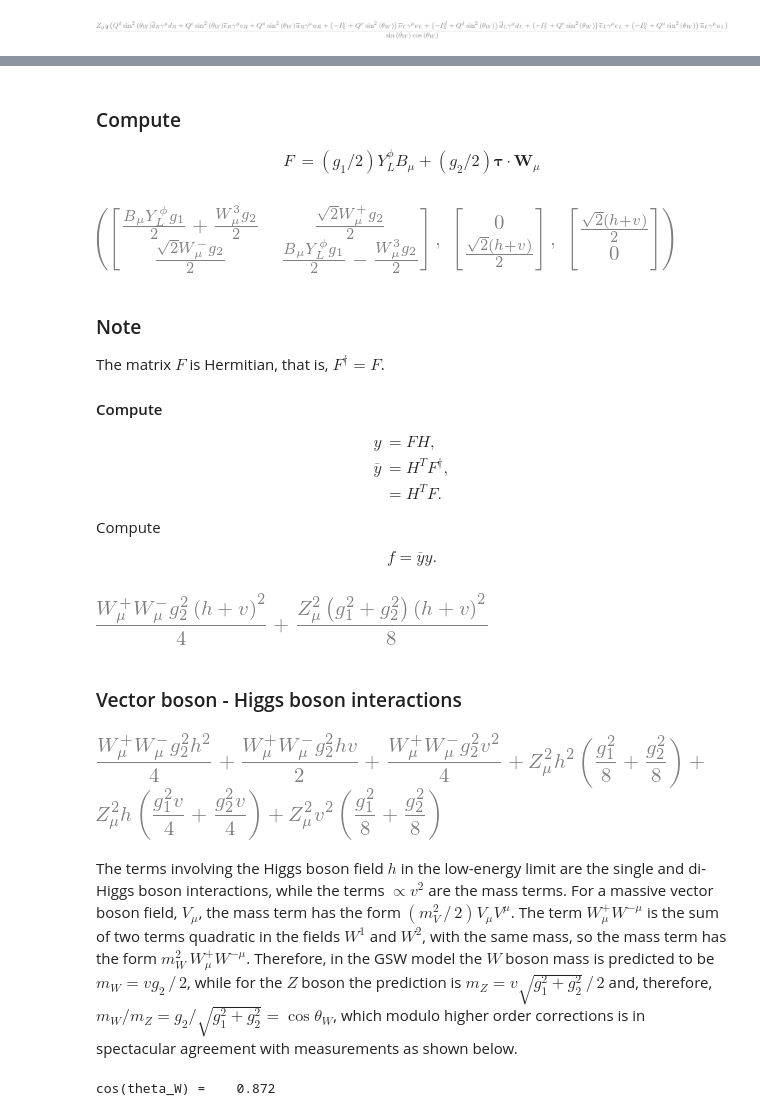
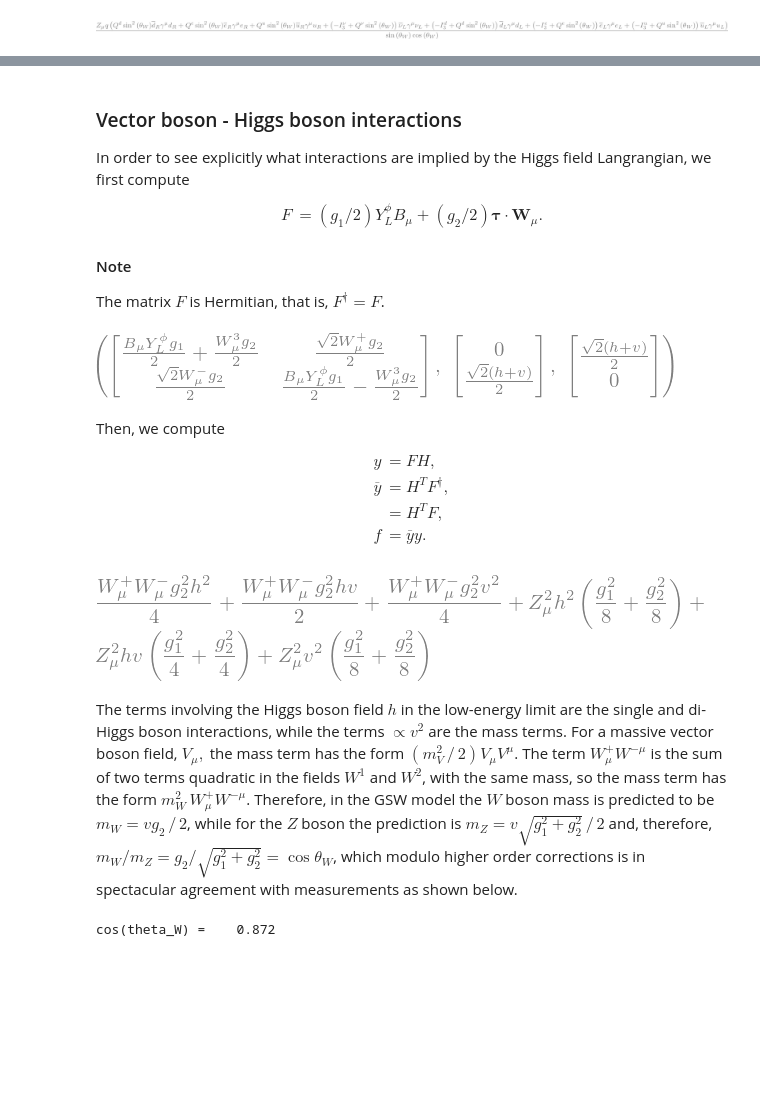
Before and after one commit to hbprosper/GSW, a Jupyter notebook: GlashowSalamWeinberg.ipynb, the cells around one changed output, grey strips where cells are left out. Cells and saved outputs as stored; diff of their text form; code cells hidden in the pictures; blank space fills up the shorter version.

```diff
--- a/GlashowSalamWeinberg.ipynb
+++ b/GlashowSalamWeinberg.ipynb
@@ -599,10 +624,15 @@ In the following, we shall also need the conjugate field defined by
 
 $$H_c \equiv i \tau_2 H = \frac{1}{\sqrt{2}}\begin{pmatrix} v + h \\ 0 \end{pmatrix}.$$
 # %% [markdown]
-### Compute
+### Vector boson - Higgs boson interactions
+
+In order to see explicitly what interactions are implied by the Higgs field Langrangian, we first compute
 \begin{align}
-    F &= (g_1 / 2) Y^\phi_L B_\mu +  (g_2 / 2) \boldsymbol\tau \cdot \mathbf{W}_\mu
+    F &= (g_1 / 2) Y^\phi_L B_\mu +  (g_2 / 2) \boldsymbol\tau \cdot \mathbf{W}_\mu.
 \end{align}
+
+#### Note
+The matrix $F$ is Hermitian, that is, $F^\dagger = F$.
 # %%
 v = sm.symbols('v')
 h = sm.symbols('h')
@@ -613,39 +643,28 @@ F, H, Hc
 # %% [output]
 [figure]
 # %% [markdown]
-### Note
-The matrix $F$ is Hermitian, that is, $F^\dagger = F$.
+Then, we compute
 
-#### Compute
 \begin{align}
     y & = F H, \\
     \overline{y} & = H^T F^\dagger,\\
-            & = H^T F .
+            & = H^T F,\\
+            f & = \overline{y} y.
 \end{align}
-
-Compute
-
-$$f = \overline{y} y.$$
 # %%
 y    = F*H
 ybar = H.T*F
 f = ybar*y
 f = f[0]
 f = f.subs(YphiL, 1)
 f = f.subs(g1*B/2 - g2*W3/2, Z * sm.sqrt(g1**2 + g2**2)/2)
+f = f.expand()
+f = f.collect(Z**2*v**2).collect(Z**2*h*v).collect(Z**2*h**2)
 f
 # %% [output]
-[figure, old version]
+[figure, new version]
-# %% [markdown]
-### Vector boson - Higgs boson interactions
-# %%
-f = f.expand()
-f = f.collect(Z**2*h).collect(Z**2*v**2)
-f
-# %% [output]
-[figure, removed]
 # %% [markdown]
-The terms involving the Higgs boson field $h$ in the low-energy limit are the single and di-Higgs boson interactions, while the terms $\propto v^2$ are the mass terms. For a massive vector boson field, $V_\mu$, the mass term has the form $(m_V^2 \, / \, 2) V_\mu V^\mu$. The term $W^+_\mu W^{- \mu}$ is the sum of two terms quadratic in the fields $W^1$ and $W^2$, with the same mass, so the mass term has the form $m_W^2 \, W^+_\mu W^{- \mu}$. Therefore, in the GSW model the $W$ boson mass is predicted to be $m_W = v g_2 \, / \, 2$, while for the $Z$ boson the prediction is $m_Z = v \sqrt{g_1^2+g_2^2} \, / \, 2$ and, therefore, $m_W / m_Z = g_2 / \sqrt{g_1^2 + g_2^2} = \cos\theta_W$, which modulo higher order corrections is in spectacular agreement with measurements as shown below.
+The terms involving the Higgs boson field $h$ in the low-energy limit are the single and di-Higgs boson interactions, while the terms $\propto v^2$ are the mass terms. For a massive vector boson field, $V_\mu,$ the mass term has the form $(m_V^2 \, / \, 2) V_\mu V^\mu$. The term $W^+_\mu W^{- \mu}$ is the sum of two terms quadratic in the fields $W^1$ and $W^2$, with the same mass, so the mass term has the form $m_W^2 \, W^+_\mu W^{- \mu}$. Therefore, in the GSW model the $W$ boson mass is predicted to be $m_W = v g_2 \, / \, 2$, while for the $Z$ boson the prediction is $m_Z = v \sqrt{g_1^2+g_2^2} \, / \, 2$ and, therefore, $m_W / m_Z = g_2 / \sqrt{g_1^2 + g_2^2} = \cos\theta_W$, which modulo higher order corrections is in spectacular agreement with measurements as shown below.
 # %%
 sw2 = 0.2397             # sin^2(theta_W)
 sw  = sm.sqrt(sw2)
```
Also changed, not shown: parts of 56 cells of this notebook, 2 other files.
